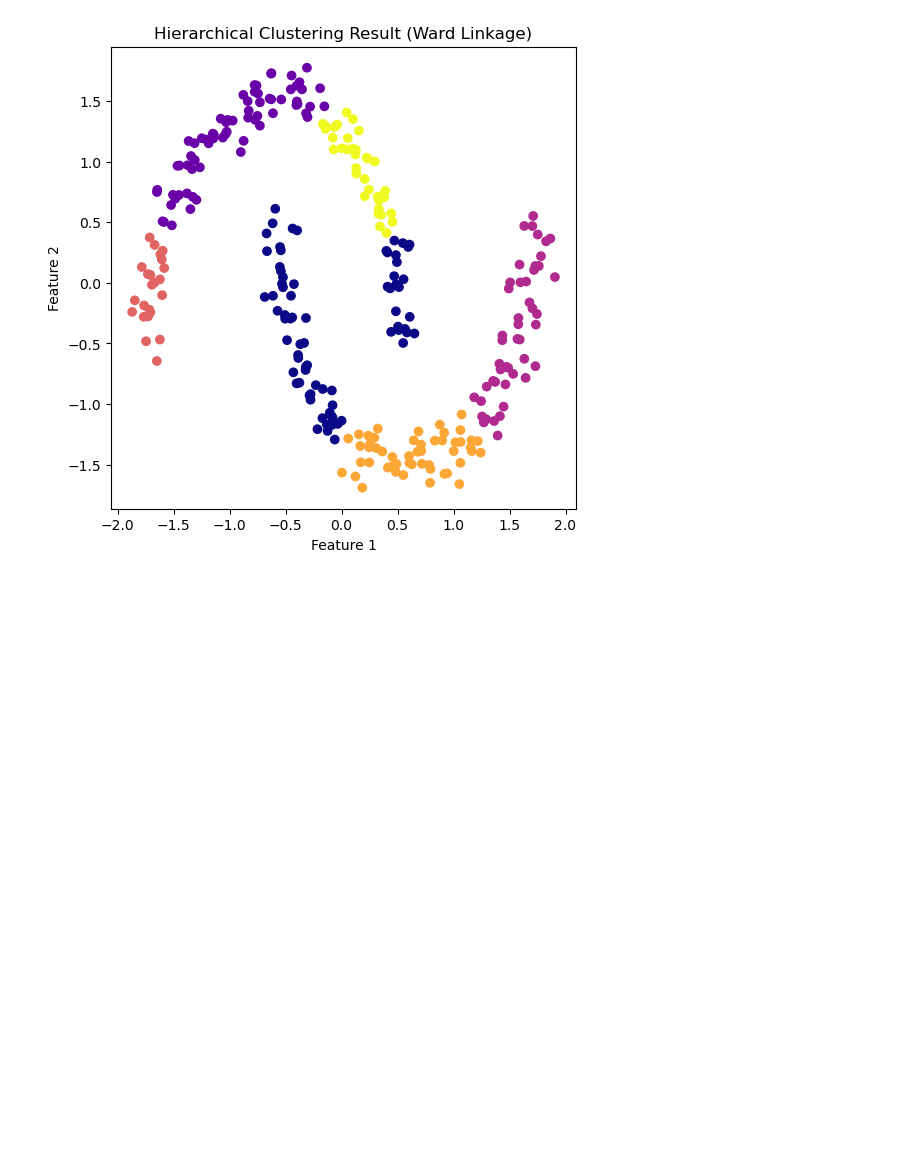
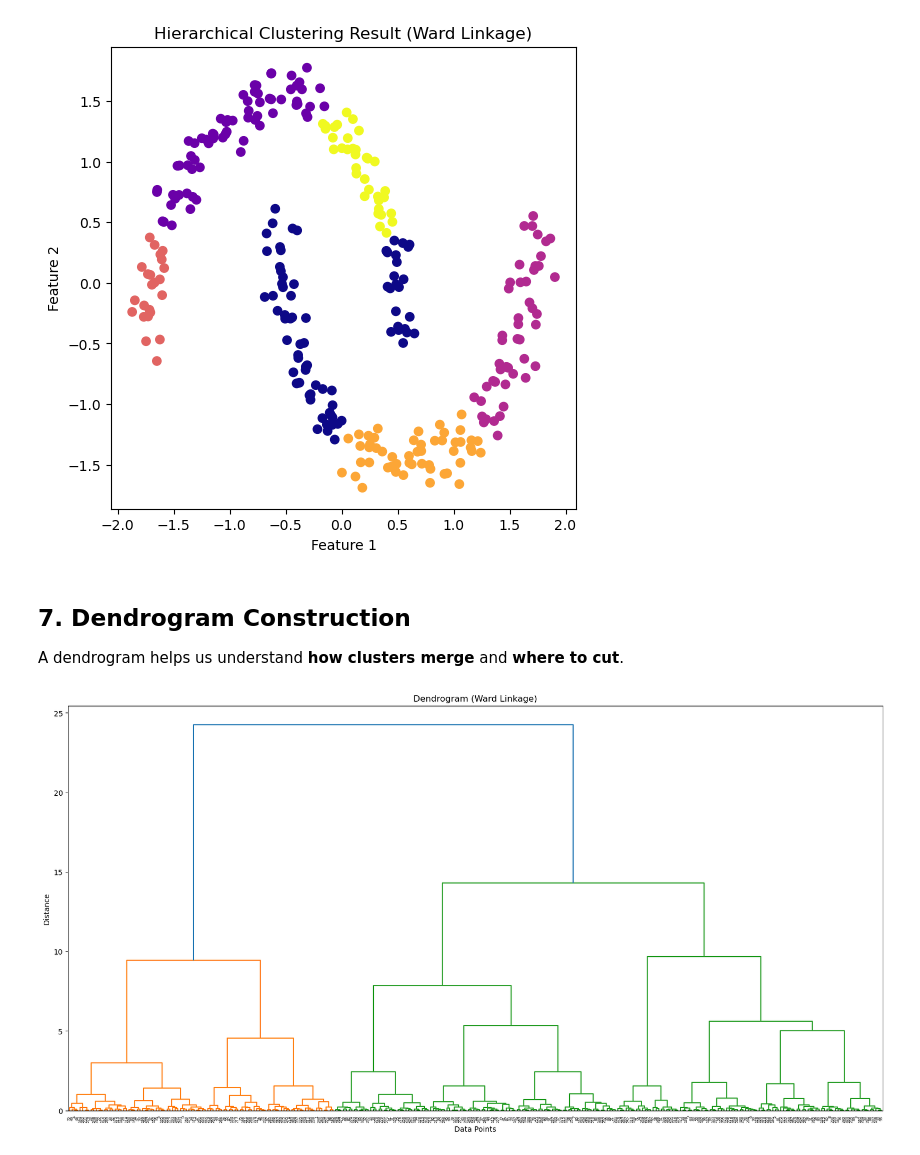
Before and after one commit to shoyebreza/ML, a Jupyter notebook: Machine-learning/Module25-DBSCAN & Hierarchical Clustering/Module 25_DBSCAN_Hierarchical Clustering.ipynb, the cells around one changed output. Cells and saved outputs as stored; diff of their text form; code cells hidden in the pictures; blank space fills up the shorter version.

Commit message:
Dendrogram Construction

```diff
--- a/Machine-learning/Module25-DBSCAN & Hierarchical Clustering/Module 25_DBSCAN_Hierarchical Clustering.ipynb
+++ b/Machine-learning/Module25-DBSCAN & Hierarchical Clustering/Module 25_DBSCAN_Hierarchical Clustering.ipynb
@@ -151,3 +151,19 @@ plt.ylabel("Feature 2")
 plt.show()
 # %% [output]
 [figure]
+# %% [markdown]
+
+## 7. Dendrogram Construction
+
+A dendrogram helps us understand **how clusters merge** and **where to cut**.
+# %%
+linked = linkage(X_scaled, method='ward')
+
+plt.figure(figsize=(20,10))
+dendrogram(linked)
+plt.title("Dendrogram (Ward Linkage)")
+plt.xlabel("Data Points")
+plt.ylabel("Distance")
+plt.show()
+# %% [output]
+[figure, added]
```
